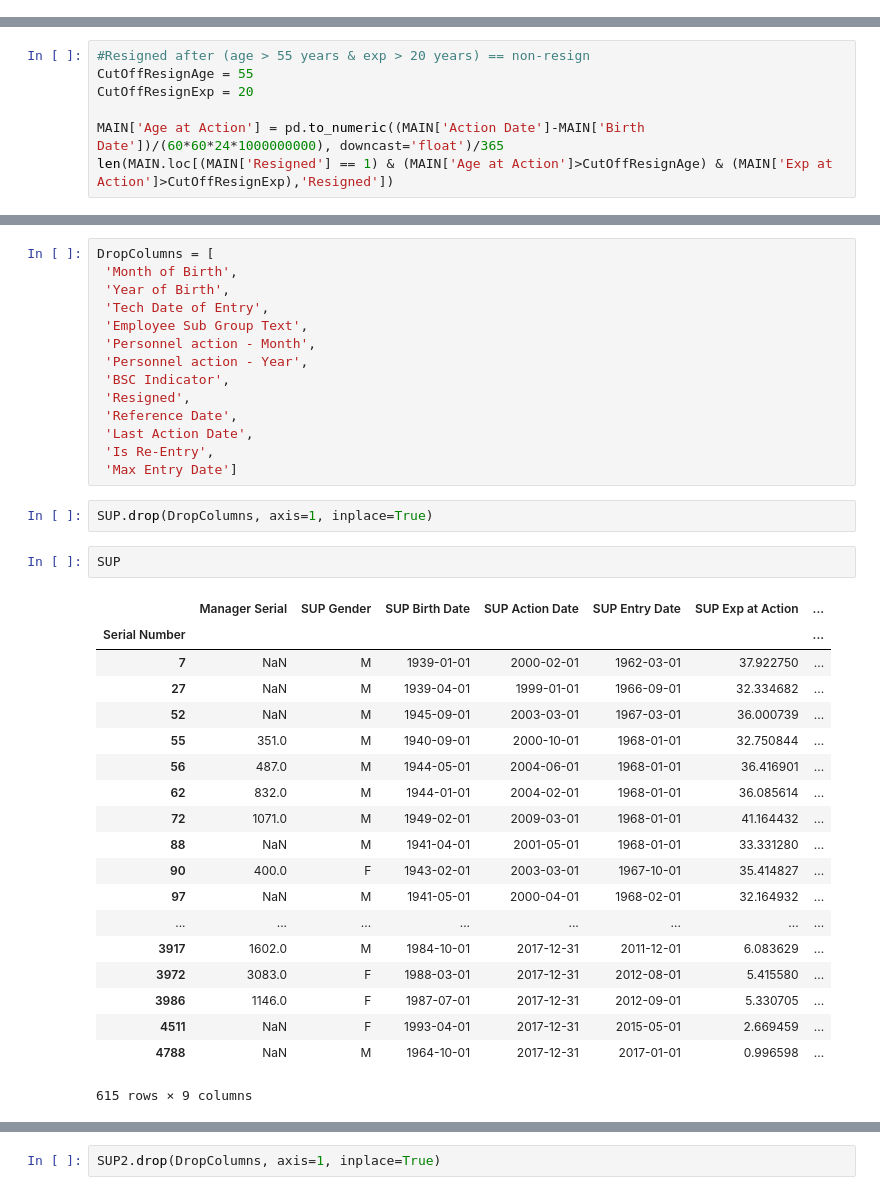
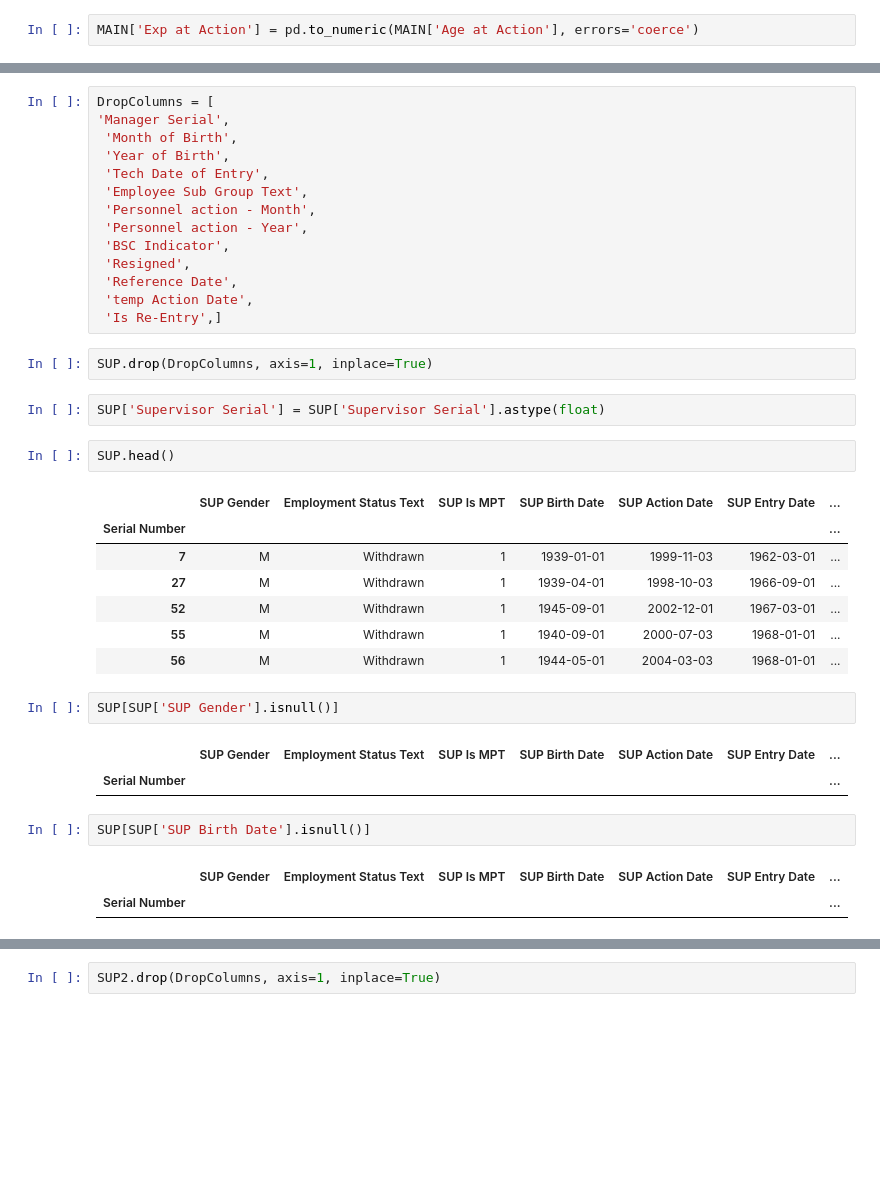
Before and after one commit to teing/HR_Data_Analytic, a Jupyter notebook: TH_Workforce_Bootcamp_2018.ipynb, the cells around one changed output, grey strips where cells are left out. Saved outputs shown, nothing was run; the diff lists cells and outputs as text; blank space fills up the shorter version.

```diff
--- a/TH_Workforce_Bootcamp_2018.ipynb
+++ b/TH_Workforce_Bootcamp_2018.ipynb
@@ -612,0 +635,2 @@ MAIN
+# %%
+MAIN['Exp at Action'] = pd.to_numeric(MAIN['Age at Action'], errors='coerce')
@@ -635,7 +680,0 @@ MAIN
-# %%
-#Resigned after (age > 55 years & exp > 20 years) == non-resign
-CutOffResignAge = 55
-CutOffResignExp = 20
-
-MAIN['Age at Action'] = pd.to_numeric((MAIN['Action Date']-MAIN['Birth Date'])/(60*60*24*1000000000), downcast='float')/365
-len(MAIN.loc[(MAIN['Resigned'] == 1) & (MAIN['Age at Action']>CutOffResignAge) & (MAIN['Exp at Action']>CutOffResignExp),'Resigned'])
@@ -690,6 +730,7 @@ Columns
  'Supervisor Serial']
 # %%
 DropColumns = [
+'Manager Serial',
  'Month of Birth',
  'Year of Birth',
  'Tech Date of Entry',
@@ -699,33 +740,32 @@ DropColumns = [
  'BSC Indicator',
  'Resigned',
  'Reference Date',
- 'Last Action Date',
- 'Is Re-Entry',
- 'Max Entry Date']
+ 'temp Action Date',
+ 'Is Re-Entry',]
 # %%
 SUP.drop(DropColumns, axis=1, inplace=True)
+# %%
+SUP['Supervisor Serial'] = SUP['Supervisor Serial'].astype(float)
 # %%
-SUP
+SUP.head()
 # %% [output]
-|  | Manager Serial | SUP Gender | SUP Birth Date | SUP Action Date | SUP Entry Date | SUP Exp at Action | ... |
+|  | SUP Gender | Employment Status Text | SUP Is MPT | SUP Birth Date | SUP Action Date | SUP Entry Date | ... |
 | Serial Number |  |  |  |  |  |  | ... |
-| 7 | NaN | M | 1939-01-01 | 2000-02-01 | 1962-03-01 | 37.922750 | ... |
-| 27 | NaN | M | 1939-04-01 | 1999-01-01 | 1966-09-01 | 32.334682 | ... |
-| 52 | NaN | M | 1945-09-01 | 2003-03-01 | 1967-03-01 | 36.000739 | ... |
-| 55 | 351.0 | M | 1940-09-01 | 2000-10-01 | 1968-01-01 | 32.750844 | ... |
-| 56 | 487.0 | M | 1944-05-01 | 2004-06-01 | 1968-01-01 | 36.416901 | ... |
-| 62 | 832.0 | M | 1944-01-01 | 2004-02-01 | 1968-01-01 | 36.085614 | ... |
-| 72 | 1071.0 | M | 1949-02-01 | 2009-03-01 | 1968-01-01 | 41.164432 | ... |
-| 88 | NaN | M | 1941-04-01 | 2001-05-01 | 1968-01-01 | 33.331280 | ... |
-| 90 | 400.0 | F | 1943-02-01 | 2003-03-01 | 1967-10-01 | 35.414827 | ... |
-| 97 | NaN | M | 1941-05-01 | 2000-04-01 | 1968-02-01 | 32.164932 | ... |
-| ... | ... | ... | ... | ... | ... | ... | ... |
-| 3917 | 1602.0 | M | 1984-10-01 | 2017-12-31 | 2011-12-01 | 6.083629 | ... |
-| 3972 | 3083.0 | F | 1988-03-01 | 2017-12-31 | 2012-08-01 | 5.415580 | ... |
-| 3986 | 1146.0 | F | 1987-07-01 | 2017-12-31 | 2012-09-01 | 5.330705 | ... |
-| 4511 | NaN | F | 1993-04-01 | 2017-12-31 | 2015-05-01 | 2.669459 | ... |
-| 4788 | NaN | M | 1964-10-01 | 2017-12-31 | 2017-01-01 | 0.996598 | ... |
+| 7 | M | Withdrawn | 1 | 1939-01-01 | 1999-11-03 | 1962-03-01 | ... |
+| 27 | M | Withdrawn | 1 | 1939-04-01 | 1998-10-03 | 1966-09-01 | ... |
+| 52 | M | Withdrawn | 1 | 1945-09-01 | 2002-12-01 | 1967-03-01 | ... |
+| 55 | M | Withdrawn | 1 | 1940-09-01 | 2000-07-03 | 1968-01-01 | ... |
+| 56 | M | Withdrawn | 1 | 1944-05-01 | 2004-03-03 | 1968-01-01 | ... |
-615 rows × 9 columns
+# %%
+SUP[SUP['SUP Gender'].isnull()]
+# %% [output]
+|  | SUP Gender | Employment Status Text | SUP Is MPT | SUP Birth Date | SUP Action Date | SUP Entry Date | ... |
+| Serial Number |  |  |  |  |  |  | ... |
+# %%
+SUP[SUP['SUP Birth Date'].isnull()]
+# %% [output]
+|  | SUP Gender | Employment Status Text | SUP Is MPT | SUP Birth Date | SUP Action Date | SUP Entry Date | ... |
+| Serial Number |  |  |  |  |  |  | ... |
 # %%
 SUP2 = MAIN[MAIN.index.isin(MAIN['Supervisor Serial'])].copy()
 Columns = SUP2.columns.tolist()
```
Also changed, not shown: parts of 142 cells of this notebook.
